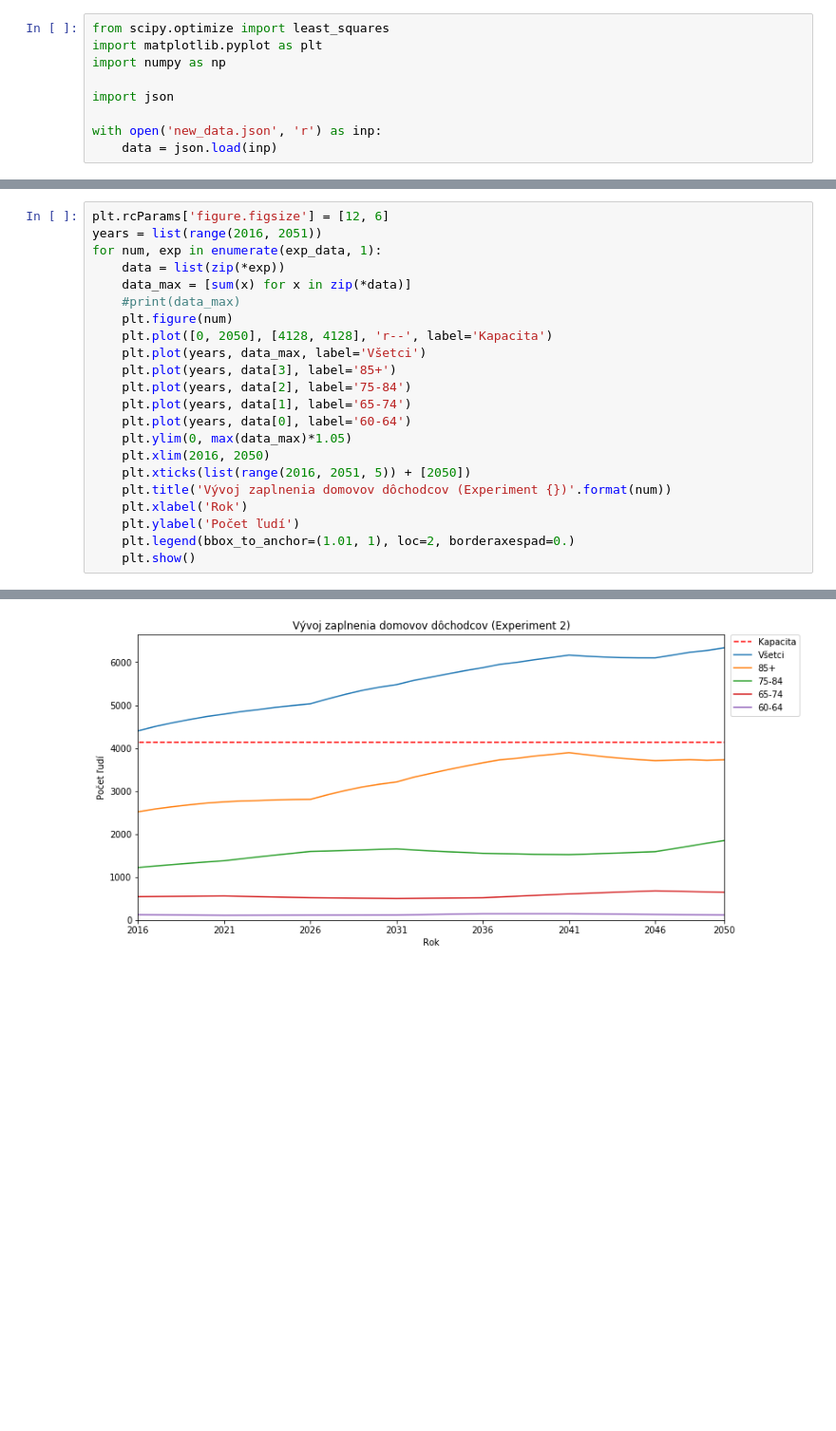
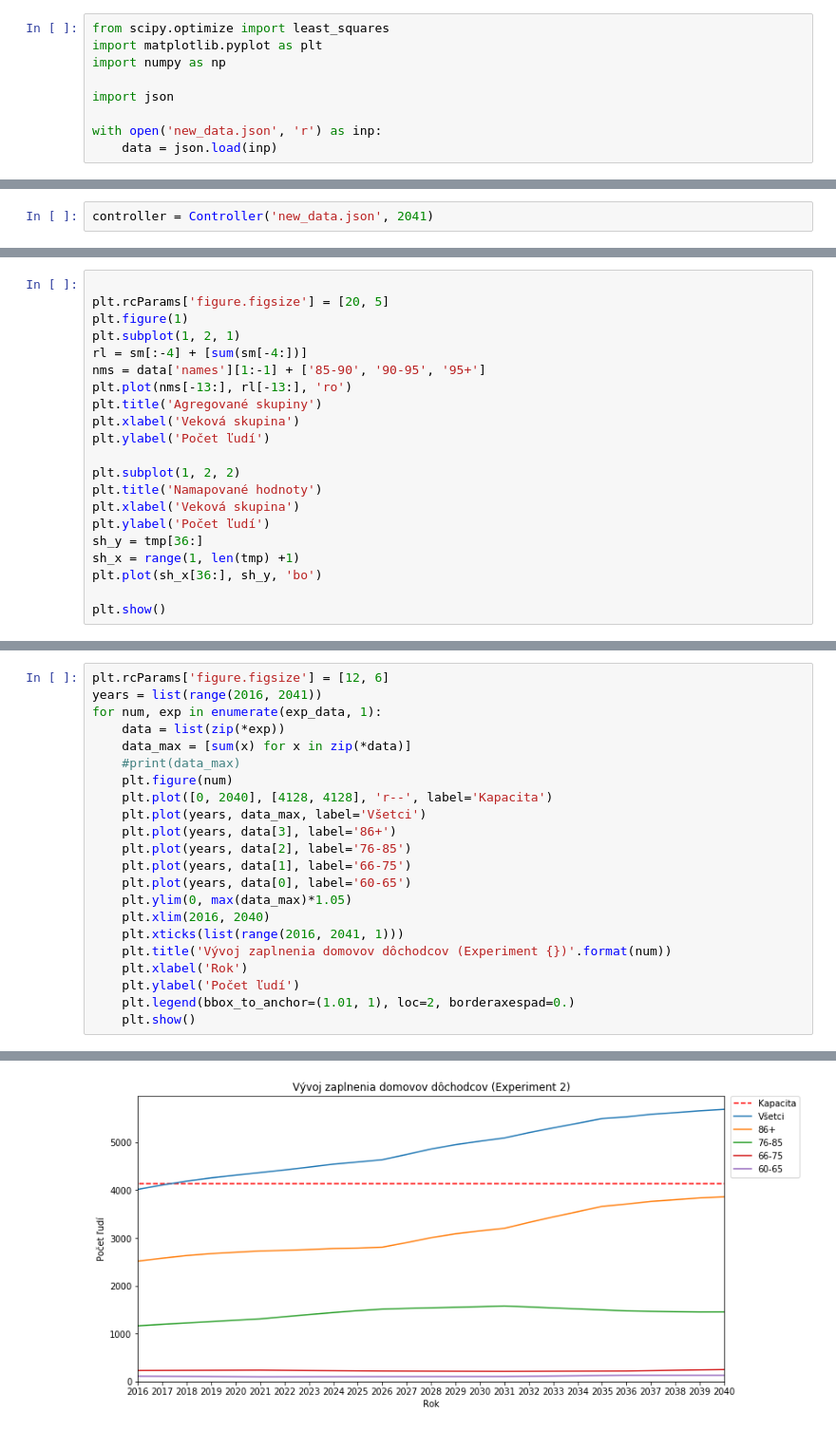
Before and after one commit to H00N24/IMS, a Jupyter notebook: test numpy least.ipynb, the cells around one changed output, grey strips where cells are left out. Shown at 95% size. Saved outputs shown, nothing was run; the diff lists cells and outputs as text; blank space fills up the shorter version.

```diff
--- a/test numpy least.ipynb
+++ b/test numpy least.ipynb
@@ -139,0 +121,2 @@ plt.show()
+# %%
+controller = Controller('new_data.json', 2041)
@@ -139,0 +135,21 @@ plt.show()
+# %%
+
+plt.rcParams['figure.figsize'] = [20, 5]
+plt.figure(1)
+plt.subplot(1, 2, 1)
+rl = sm[:-4] + [sum(sm[-4:])]
+nms = data['names'][1:-1] + ['85-90', '90-95', '95+']
+plt.plot(nms[-13:], rl[-13:], 'ro')
+plt.title('Agregované skupiny')
+plt.xlabel('Veková skupina')
+plt.ylabel('Počet ľudí')
+
+plt.subplot(1, 2, 2)
+plt.title('Namapované hodnoty')
+plt.xlabel('Veková skupina')
+plt.ylabel('Počet ľudí')
+sh_y = tmp[36:]
+sh_x = range(1, len(tmp) +1)
+plt.plot(sh_x[36:], sh_y, 'bo')
+
+plt.show()
@@ -163,20 +181,20 @@ while controler.clr[0].year != 2051:
 # %%
 plt.rcParams['figure.figsize'] = [12, 6]
-years = list(range(2016, 2051))
+years = list(range(2016, 2041))
 for num, exp in enumerate(exp_data, 1):
     data = list(zip(*exp))
     data_max = [sum(x) for x in zip(*data)]
     #print(data_max)
     plt.figure(num)
-    plt.plot([0, 2050], [4128, 4128], 'r--', label='Kapacita')
+    plt.plot([0, 2040], [4128, 4128], 'r--', label='Kapacita')
     plt.plot(years, data_max, label='Všetci')
-    plt.plot(years, data[3], label='85+')
-    plt.plot(years, data[2], label='75-84')
-    plt.plot(years, data[1], label='65-74')
-    plt.plot(years, data[0], label='60-64')
+    plt.plot(years, data[3], label='86+')
+    plt.plot(years, data[2], label='76-85')
+    plt.plot(years, data[1], label='66-75')
+    plt.plot(years, data[0], label='60-65')
     plt.ylim(0, max(data_max)*1.05)
-    plt.xlim(2016, 2050)
-    plt.xticks(list(range(2016, 2051, 5)) + [2050])
+    plt.xlim(2016, 2040)
+    plt.xticks(list(range(2016, 2041, 1)))
     plt.title('Vývoj zaplnenia domovov dôchodcov (Experiment {})'.format(num))
     plt.xlabel('Rok')
     plt.ylabel('Počet ľudí')
@@ -187 +205 @@ for num, exp in enumerate(exp_data, 1):
-[figure, old version]
+[figure, new version]
```
Also changed, not shown: parts of 9 cells of this notebook, 7 other files.
